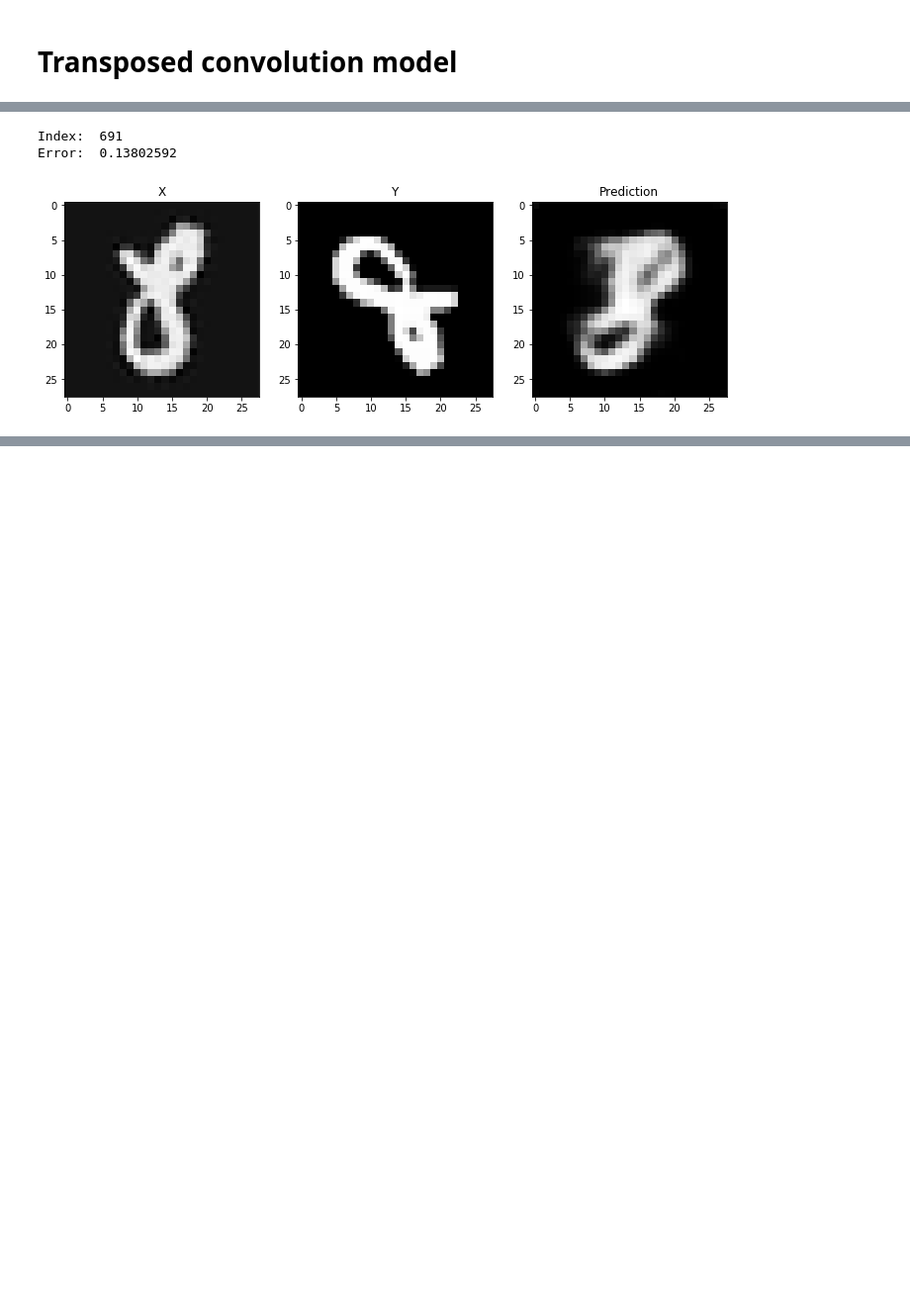
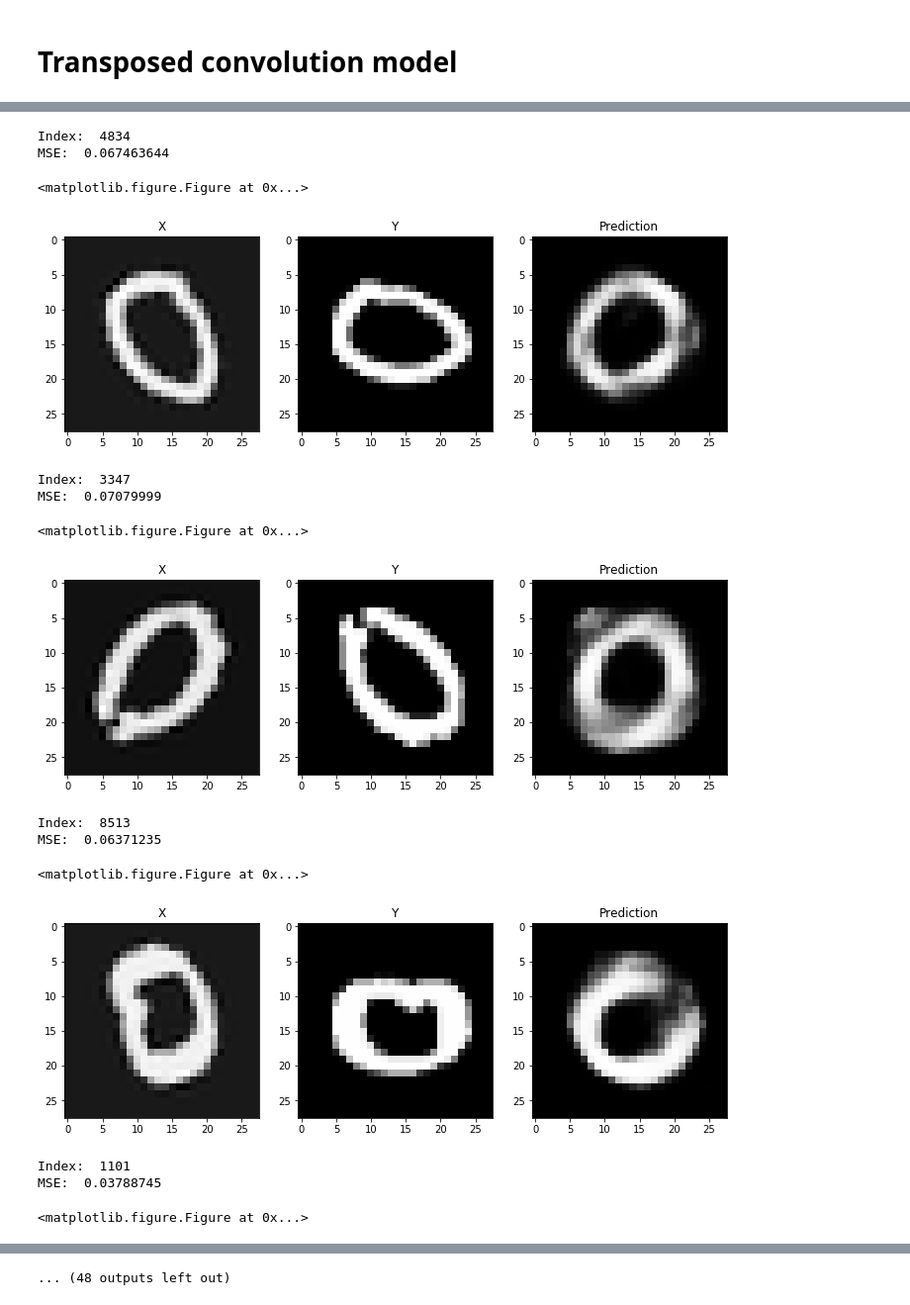
Before and after one commit to pasztorb/Rotational_CAD, a Jupyter notebook: evaluation.ipynb, the cells around one changed output, grey strips where cells are left out. Shown at 99% size. Cells and saved outputs as stored; diff of their text form; code cells hidden in the pictures; blank space fills up the shorter version.

```diff
--- a/evaluation.ipynb
+++ b/evaluation.ipynb
@@ -121,0 +142,4 @@ Error:  0.12533014
+# %%
+# Import the model
+ups_model = load_model("models/model_upsample.hdf5")
+plot_model(ups_model, show_shapes=True, to_file='models/ups_model.png')
@@ -142,0 +201,16 @@ Error:  0.14609978
+# %%
+# Import the model
+comb_model = load_model("models/model_comb.hdf5")
+plot_model(comb_model, show_shapes=True, to_file='models/combined_model.png')
+# %%
+# Calculate predictions
+comb_prediction = comb_model.predict(x=X_test)
+
+# MSE calculated for each image
+comb_mse = ((Y_test-comb_prediction)**2).mean(axis=(1,2,3))
+print("Overall MSE: ", comb_mse.mean())
+
+# Plot the MSE distribution as a histogram
+plt.figure(figsize=(12,6))
+plt.hist(comb_mse, bins=30)
+plt.show()
@@ -143,21 +222,34 @@ Error:  0.14609978
 # %%
-# Plot the worst predictions
 # Check out the instance with the highest error
-idx = np.where(mse>0.105)[0][2]
-print("Index: ", idx)
-print("Error: ", mse[idx])
-fig, axes = plt.subplots(nrows=1, ncols=3, figsize=(12,6))
+indicies = np.argsort(comb_mse)[-20:]
+for idx in indicies:
+    print("Index: ", idx)
+    print("MSE: ", baseline_mse[idx])
+    plt.clf()
+    fig, axes = plt.subplots(nrows=1, ncols=3, figsize=(12,6))
 
-axes[0].imshow(X_test[idx,0,:,:], cmap='Greys_r')
-axes[0].set_title("X")
+    axes[0].imshow(X_test[idx,0,:,:], cmap='Greys_r')
+    axes[0].set_title("X")
 
-axes[1].imshow(Y_test[idx,0,:,:], cmap='Greys_r')
-axes[1].set_title("Y")
+    axes[1].imshow(Y_test[idx,0,:,:], cmap='Greys_r')
+    axes[1].set_title("Y")
 
-axes[2].imshow(prediction[idx,0,:,:], cmap='Greys_r')
-axes[2].set_title("Prediction")
-plt.show()
+    axes[2].imshow(baseline_prediction[idx,0,:,:], cmap='Greys_r')
+    axes[2].set_title("Prediction")
+    plt.show()
 # %% [output]
-Index:  691
-Error:  0.13802592
+Index:  4834
+MSE:  0.067463644
+<matplotlib.figure.Figure at 0x...>
-[figure, old version]
+[figure, new version]
+Index:  3347
+MSE:  0.07079999
+<matplotlib.figure.Figure at 0x...>
+[figure, added]
+Index:  8513
+MSE:  0.06371235
+<matplotlib.figure.Figure at 0x...>
+[figure, added]
+Index:  1101
+MSE:  0.03788745
+<matplotlib.figure.Figure at 0x...>
@@ -163,0 +257 @@ Error:  0.13802592
+... (48 outputs left out)
```
Also changed, not shown: parts of 19 cells of this notebook, 2 other files.
